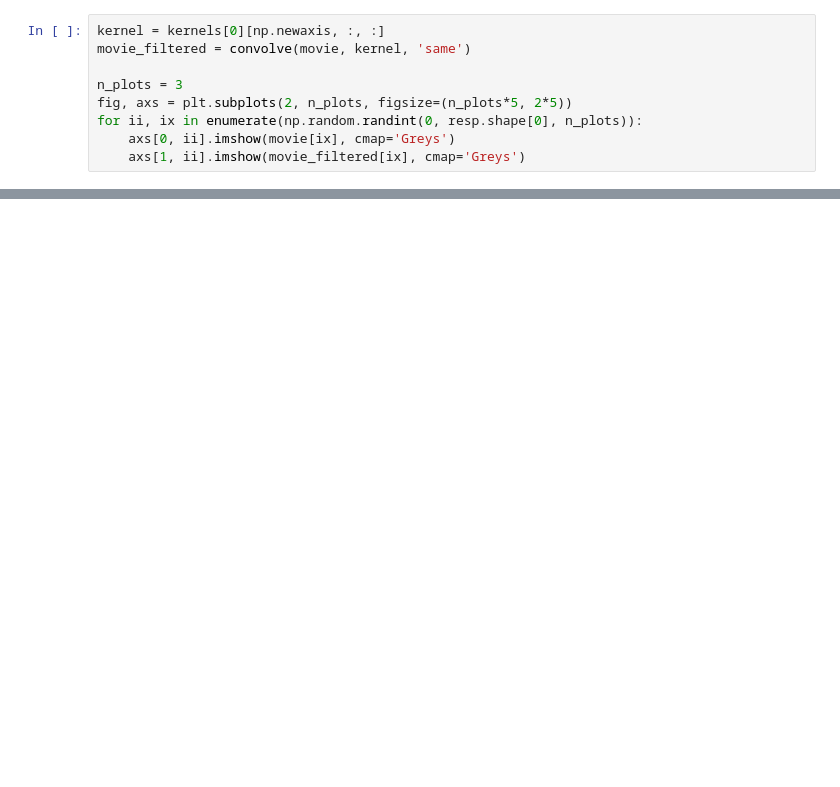
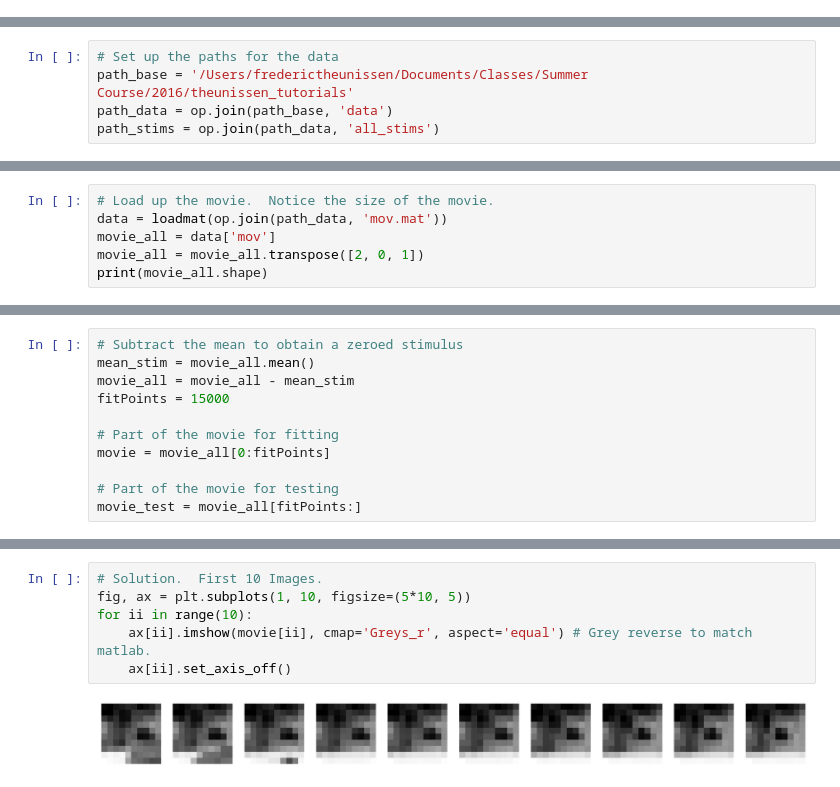
Before and after one commit to theunissenlab/crcns, a Jupyter notebook: python/needs_review/exercise-direct_fit.ipynb, the cells around one changed output, grey strips where cells are left out. Drawn from its saved outputs; the diff is of its cells as text; blank space fills up the shorter version.

```diff
--- a/python/needs_review/exercise-direct_fit.ipynb
+++ b/python/needs_review/exercise-direct_fit.ipynb
@@ -71,9 +0,0 @@ for kernel in kernels:
-# %%
-kernel = kernels[0][np.newaxis, :, :]
-movie_filtered = convolve(movie, kernel, 'same')
-
-n_plots = 3
-fig, axs = plt.subplots(2, n_plots, figsize=(n_plots*5, 2*5))
-for ii, ix in enumerate(np.random.randint(0, resp.shape[0], n_plots)):
-    axs[0, ii].imshow(movie[ix], cmap='Greys')
-    axs[1, ii].imshow(movie_filtered[ix], cmap='Greys')
@@ -210,0 +16,5 @@ ax.set(title='Power spectrum of stimulus')
+# %%
+# Set up the paths for the data
+path_base = '/Users/frederictheunissen/Documents/Classes/Summer Course/2016/theunissen_tutorials'
+path_data = op.join(path_base, 'data')
+path_stims = op.join(path_data, 'all_stims')
@@ -210,0 +23,6 @@ ax.set(title='Power spectrum of stimulus')
+# %%
+# Load up the movie.  Notice the size of the movie.
+data = loadmat(op.join(path_data, 'mov.mat'))
+movie_all = data['mov']
+movie_all = movie_all.transpose([2, 0, 1])
+print(movie_all.shape)
@@ -210,0 +31,11 @@ ax.set(title='Power spectrum of stimulus')
+# %%
+# Subtract the mean to obtain a zeroed stimulus
+mean_stim = movie_all.mean()
+movie_all = movie_all - mean_stim
+fitPoints = 15000
+
+# Part of the movie for fitting
+movie = movie_all[0:fitPoints]
+
+# Part of the movie for testing
+movie_test = movie_all[fitPoints:]
@@ -210,0 +47,8 @@ ax.set(title='Power spectrum of stimulus')
+# %%
+# Solution.  First 10 Images.
+fig, ax = plt.subplots(1, 10, figsize=(5*10, 5))
+for ii in range(10):
+    ax[ii].imshow(movie[ii], cmap='Greys_r', aspect='equal') # Grey reverse to match matlab.
+    ax[ii].set_axis_off()
+# %% [output]
+[figure, added]
```
Also changed, not shown: parts of 70 cells of this notebook, 3 other files.
